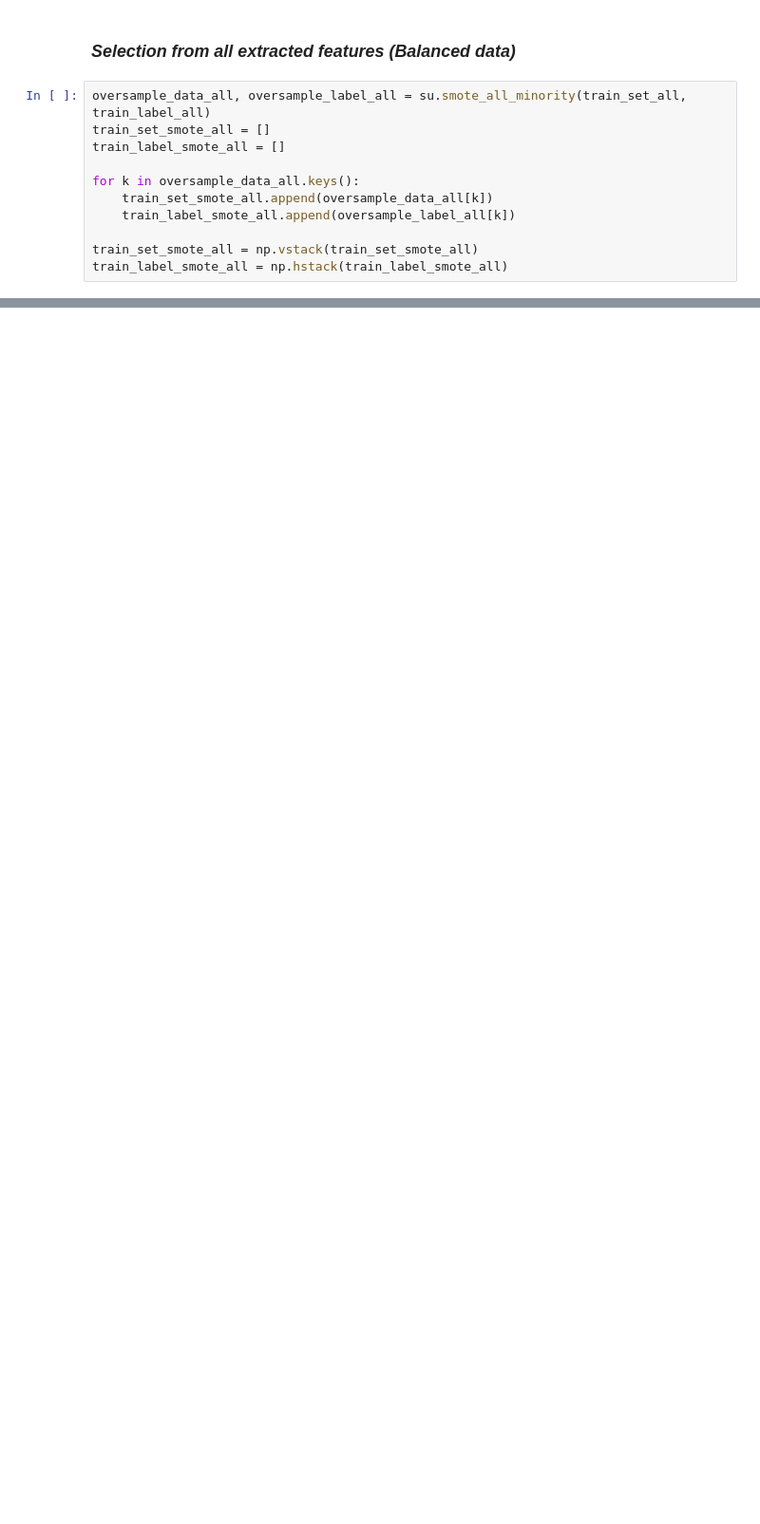
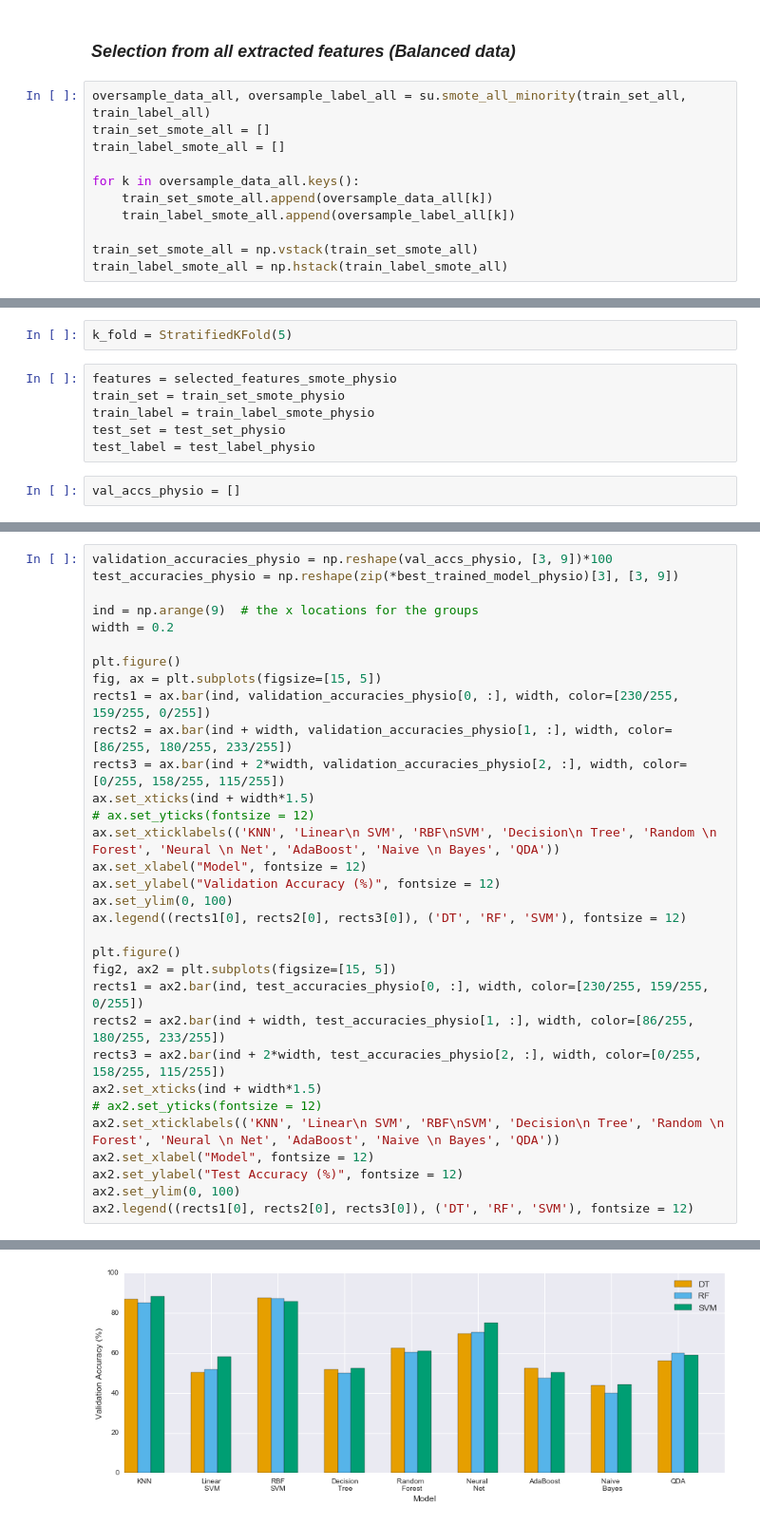
Before and after one commit to xmpuspus/Sleep_Research, a Jupyter notebook: notebooks/classification_of_sleep_stages_using_polysomnograph_data.ipynb, the cells around one changed output, grey strips where cells are left out. Shown at 95% size. Cells and saved outputs as stored; diff of their text form; blank space fills up the shorter version.

```diff
--- a/notebooks/classification_of_sleep_stages_using_polysomnograph_data.ipynb
+++ b/notebooks/classification_of_sleep_stages_using_polysomnograph_data.ipynb
@@ -712,0 +768,10 @@ Selected features: [ 3  4  5  6  7  8  9 10 11 12 13 14 15 16 17 18 19 20 22 23
+# %%
+k_fold = StratifiedKFold(5)
+# %%
+features = selected_features_smote_physio
+train_set = train_set_smote_physio
+train_label = train_label_smote_physio
+test_set = test_set_physio
+test_label = test_label_physio
+# %%
+val_accs_physio = []
@@ -712,0 +849,33 @@ Selected features: [ 3  4  5  6  7  8  9 10 11 12 13 14 15 16 17 18 19 20 22 23
+# %%
+validation_accuracies_physio = np.reshape(val_accs_physio, [3, 9])*100
+test_accuracies_physio = np.reshape(zip(*best_trained_model_physio)[3], [3, 9])
+
+ind = np.arange(9)  # the x locations for the groups
+width = 0.2
+
+plt.figure()
+fig, ax = plt.subplots(figsize=[15, 5])
+rects1 = ax.bar(ind, validation_accuracies_physio[0, :], width, color=[230/255, 159/255, 0/255])
+rects2 = ax.bar(ind + width, validation_accuracies_physio[1, :], width, color=[86/255, 180/255, 233/255])
+rects3 = ax.bar(ind + 2*width, validation_accuracies_physio[2, :], width, color=[0/255, 158/255, 115/255])
+ax.set_xticks(ind + width*1.5)
+# ax.set_yticks(fontsize = 12)
+ax.set_xticklabels(('KNN', 'Linear\n SVM', 'RBF\nSVM', 'Decision\n Tree', 'Random \n Forest', 'Neural \n Net', 'AdaBoost', 'Naive \n Bayes', 'QDA'))
+ax.set_xlabel("Model", fontsize = 12)
+ax.set_ylabel("Validation Accuracy (%)", fontsize = 12)
+ax.set_ylim(0, 100)
+ax.legend((rects1[0], rects2[0], rects3[0]), ('DT', 'RF', 'SVM'), fontsize = 12)
+
+plt.figure()
+fig2, ax2 = plt.subplots(figsize=[15, 5])
+rects1 = ax2.bar(ind, test_accuracies_physio[0, :], width, color=[230/255, 159/255, 0/255])
+rects2 = ax2.bar(ind + width, test_accuracies_physio[1, :], width, color=[86/255, 180/255, 233/255])
+rects3 = ax2.bar(ind + 2*width, test_accuracies_physio[2, :], width, color=[0/255, 158/255, 115/255])
+ax2.set_xticks(ind + width*1.5)
+# ax2.set_yticks(fontsize = 12)
+ax2.set_xticklabels(('KNN', 'Linear\n SVM', 'RBF\nSVM', 'Decision\n Tree', 'Random \n Forest', 'Neural \n Net', 'AdaBoost', 'Naive \n Bayes', 'QDA'))
+ax2.set_xlabel("Model", fontsize = 12)
+ax2.set_ylabel("Test Accuracy (%)", fontsize = 12)
+ax2.set_ylim(0, 100)
+ax2.legend((rects1[0], rects2[0], rects3[0]), ('DT', 'RF', 'SVM'), fontsize = 12)
+# %% [output]
@@ -712,0 +884 @@ Selected features: [ 3  4  5  6  7  8  9 10 11 12 13 14 15 16 17 18 19 20 22 23
+[figure, added]
```
Also changed, not shown: parts of 43 cells of this notebook.
